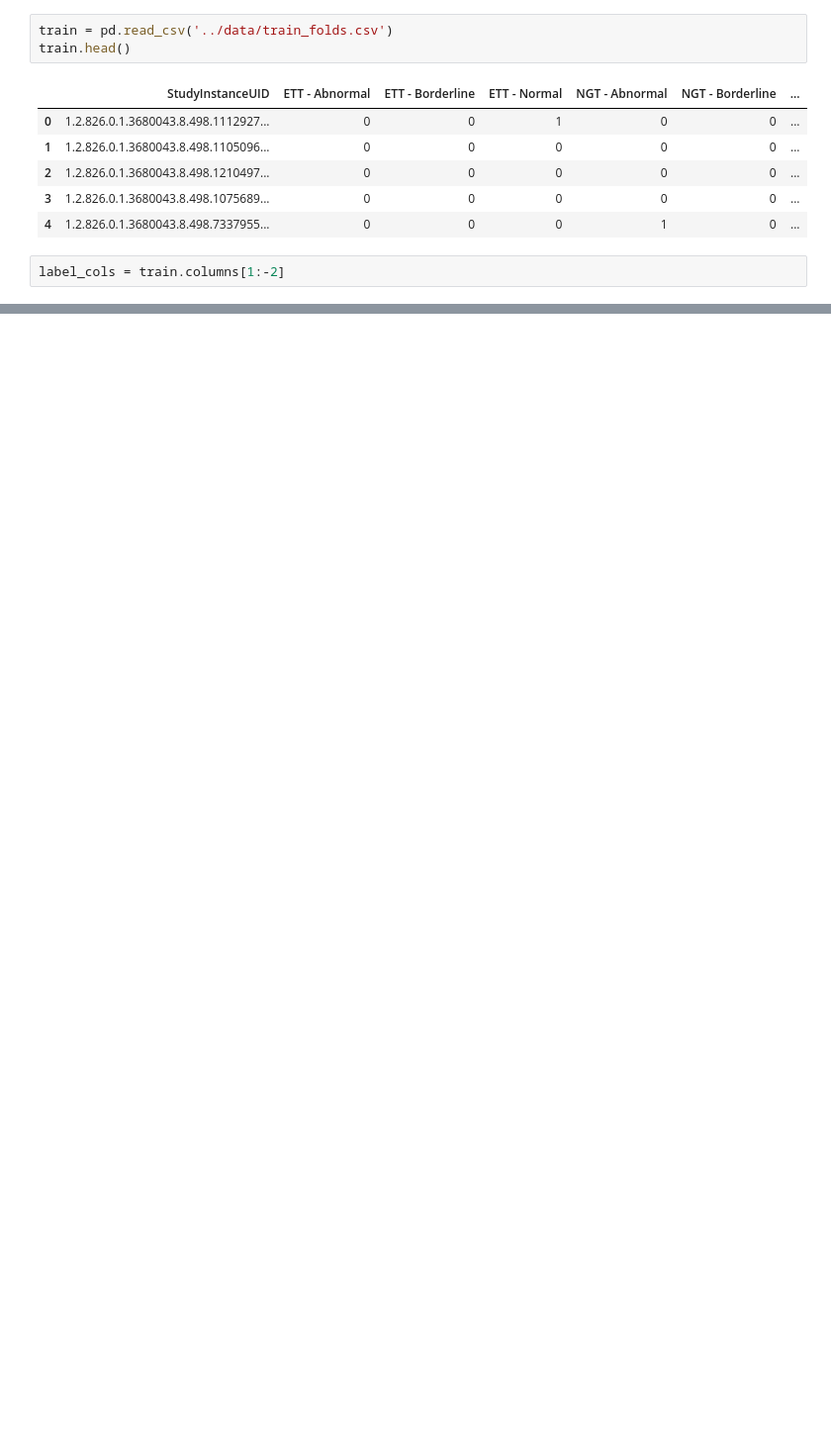
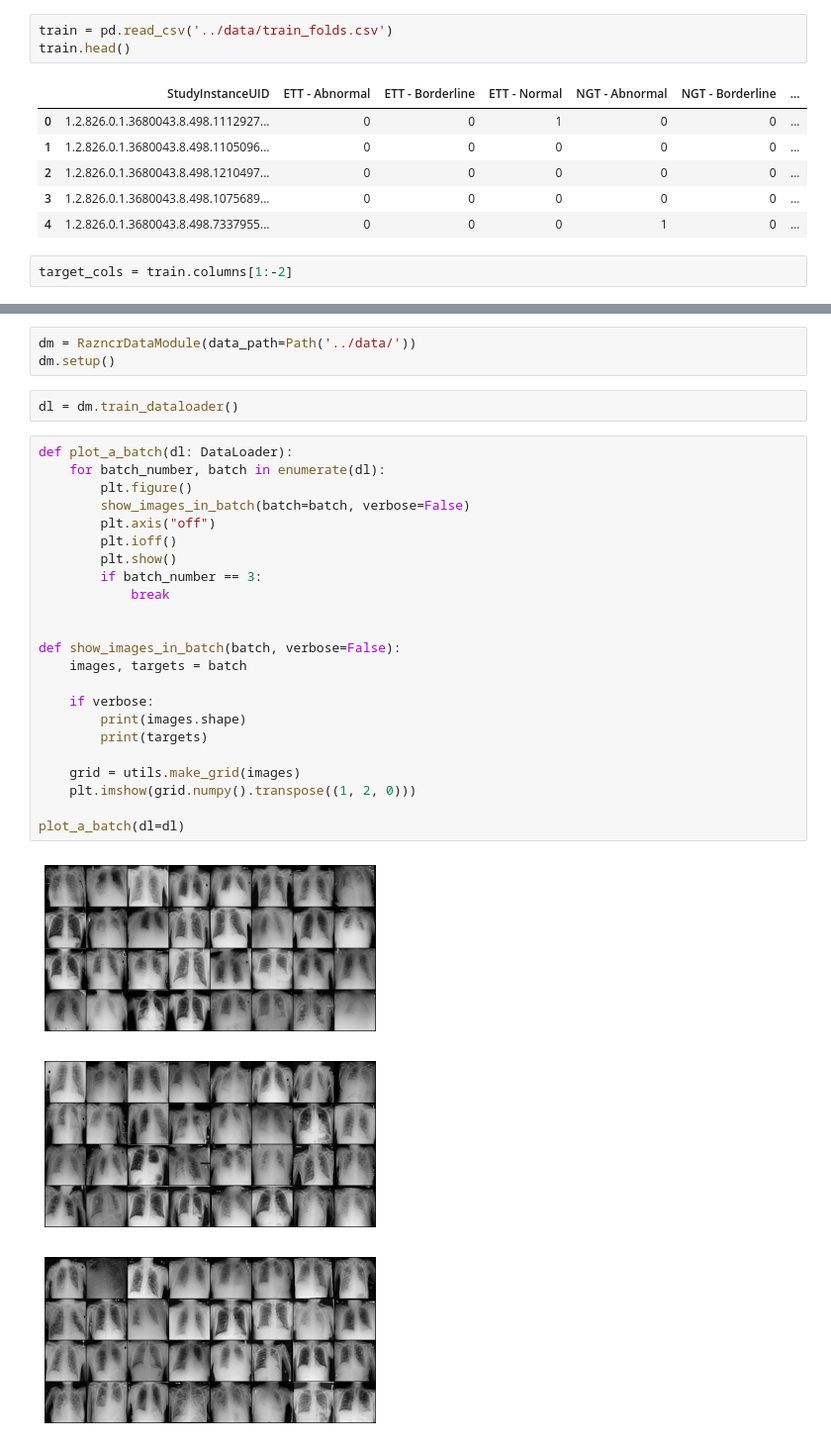
Before and after one commit to IamGianluca/ranzcr-clip-catheter-line-classification, a Jupyter notebook: nbs/experiments.ipynb, the cells around one changed output, grey strips where cells are left out. Shown at 99% size. Drawn from its saved outputs; the diff is of its cells as text; blank space fills up the shorter version.

```diff
--- a/nbs/experiments.ipynb
+++ b/nbs/experiments.ipynb
@@ -13,4 +24,4 @@ train.head()
 | 3 | 1.2.826.0.1.3680043.8.498.1075689... | 0 | 0 | 0 | 0 | 0 | ... |
 | 4 | 1.2.826.0.1.3680043.8.498.7337955... | 0 | 0 | 0 | 1 | 0 | ... |
 # %%
-label_cols = train.columns[1:-2]
+target_cols = train.columns[1:-2]
@@ -42,0 +126,32 @@ roc_auc_score(y_true, y_pred, average="macro")
+# %%
+dm = RazncrDataModule(data_path=Path('../data/'))
+dm.setup()
+# %%
+dl = dm.train_dataloader()
+# %%
+def plot_a_batch(dl: DataLoader):
+    for batch_number, batch in enumerate(dl):
+        plt.figure()
+        show_images_in_batch(batch=batch, verbose=False)
+        plt.axis("off")
+        plt.ioff()
+        plt.show()
+        if batch_number == 3:
+            break
+
+
+def show_images_in_batch(batch, verbose=False):
+    images, targets = batch
+
+    if verbose:
+        print(images.shape)
+        print(targets)
+
+    grid = utils.make_grid(images)
+    plt.imshow(grid.numpy().transpose((1, 2, 0)))
+
+plot_a_batch(dl=dl)
+# %% [output]
+[figure, added]
+[figure, added]
+[figure, added]
```
Also changed, not shown: parts of 11 cells of this notebook, 3 other files.
